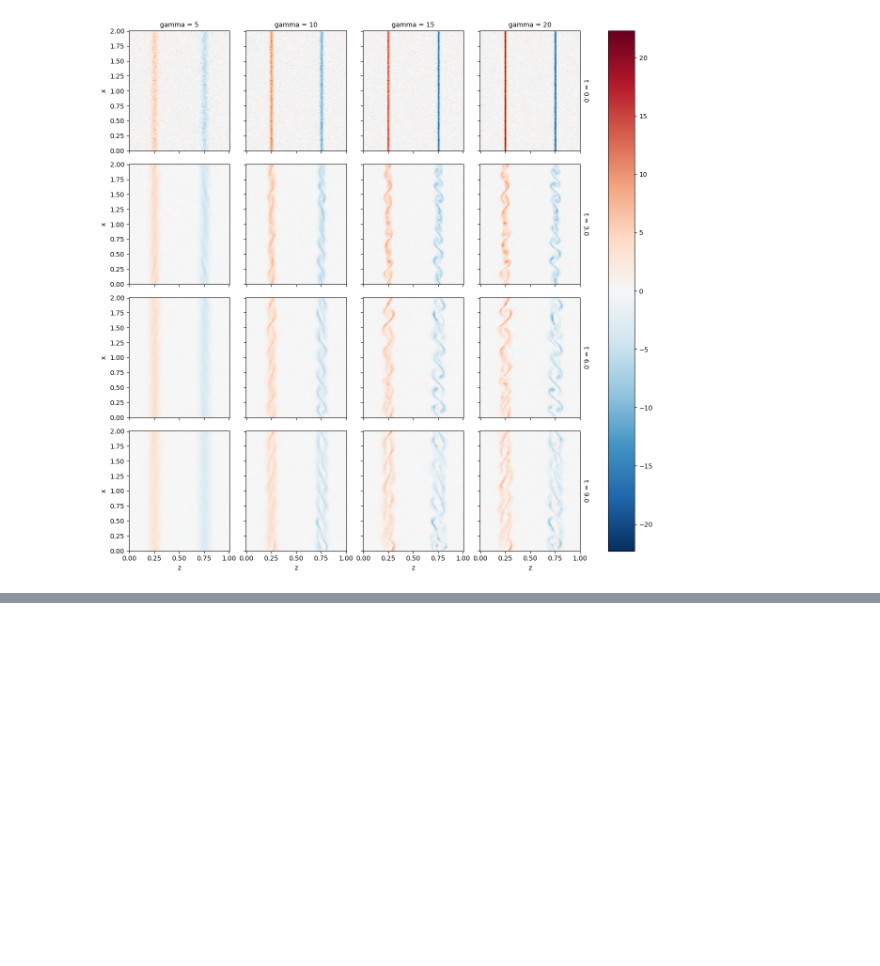
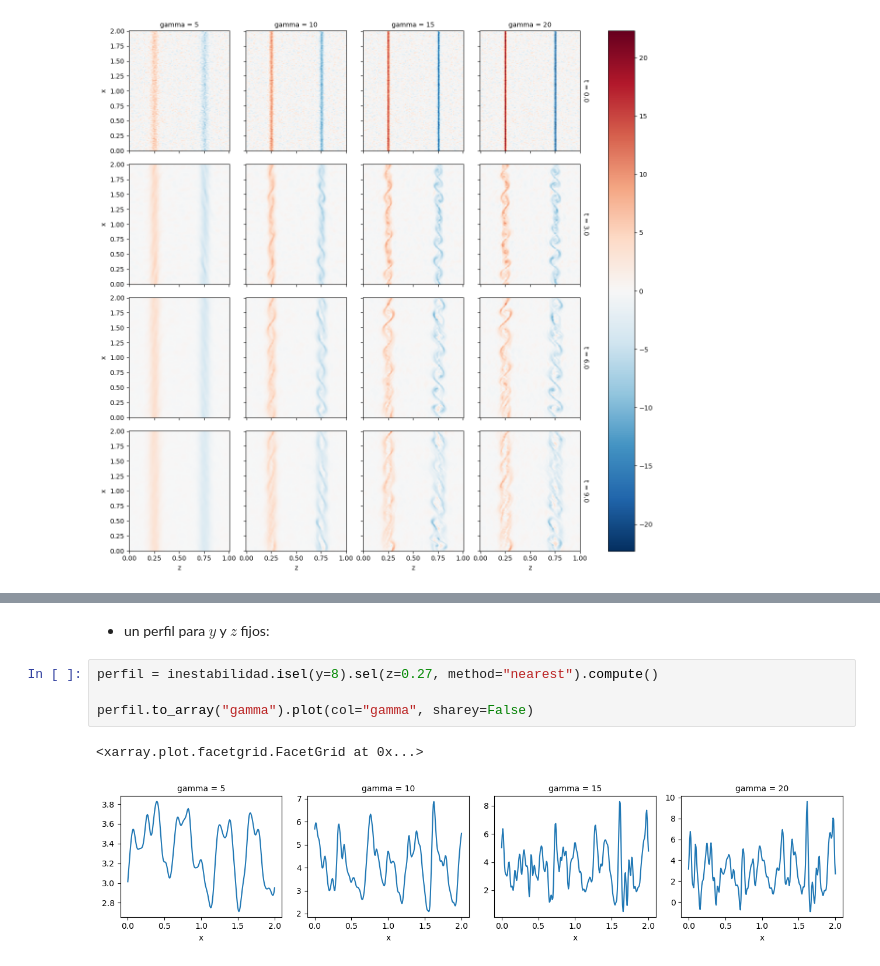
Before and after one commit to maurosilber/fluidos, a Jupyter notebook: guia3/problema3.ipynb, the cells around one changed output, grey strips where cells are left out. Drawn from its saved outputs; the diff is of its cells as text; blank space fills up the shorter version.

```diff
--- a/guia3/problema3.ipynb
+++ b/guia3/problema3.ipynb
@@ -411,0 +494,9 @@ data_gamma.isel(y=8).sel(t=slice(0, None, 6)).to_array("gamma").plot(col="gamma"
+# %% [markdown]
+- un perfil para $y$ y $z$ fijos:
+# %%
+perfil = inestabilidad.isel(y=8).sel(z=0.27, method="nearest").compute()
+
+perfil.to_array("gamma").plot(col="gamma", sharey=False)
+# %% [output]
+<xarray.plot.facetgrid.FacetGrid at 0x...>
+[figure, added]
```
Also changed, not shown: parts of 17 cells of this notebook.
